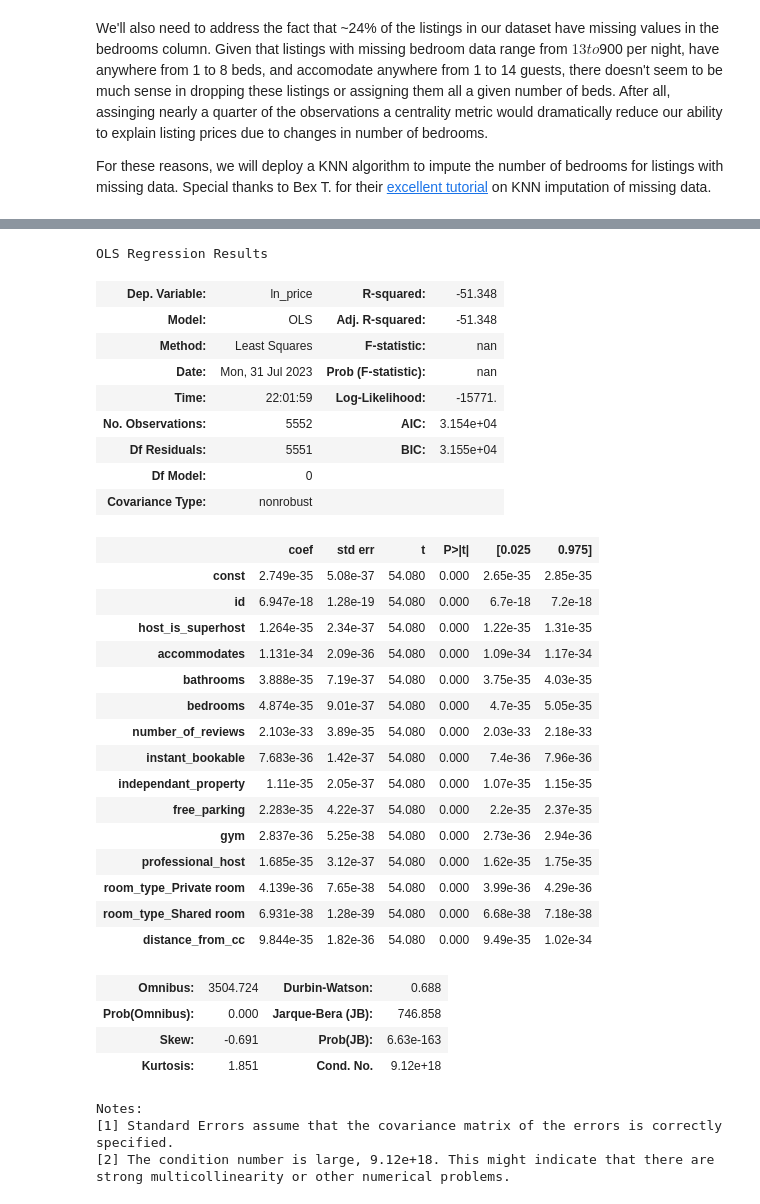
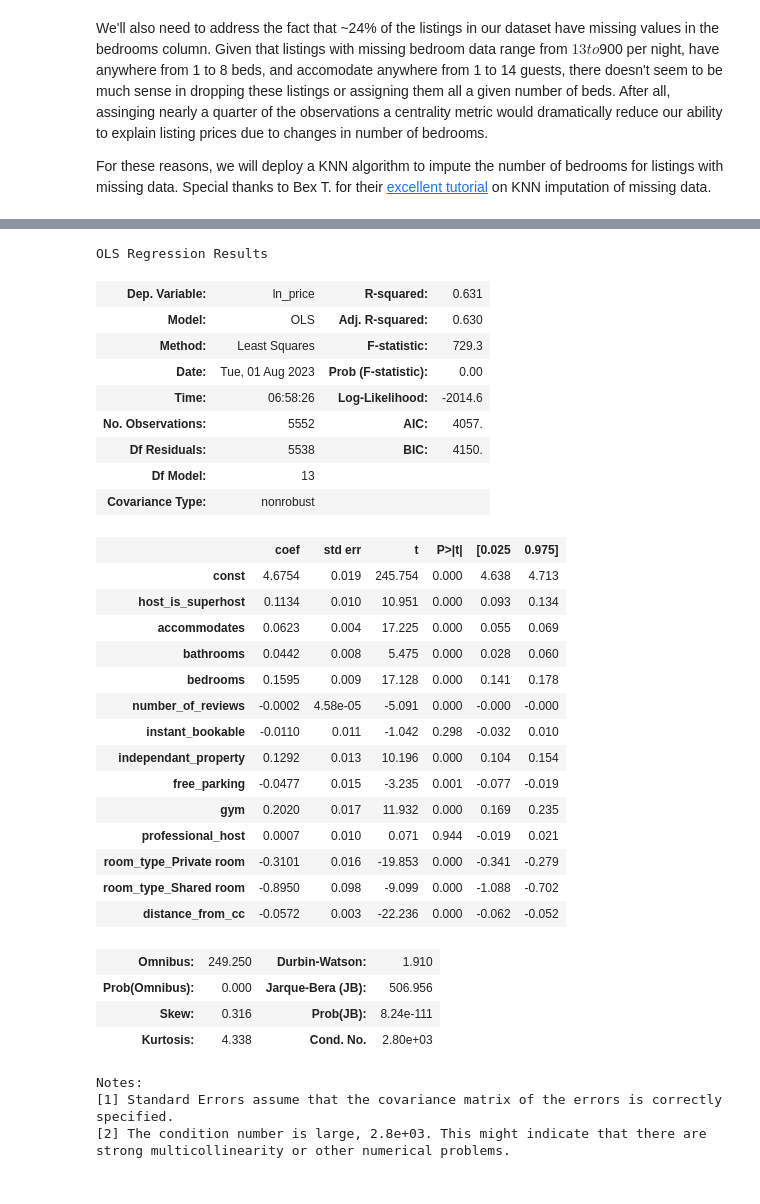
Before and after one commit to epistemetrica/udacity-blog-post-project, a Jupyter notebook: apw-blog-project.ipynb, the cells around one changed output, grey strips where cells are left out. Drawn from its saved outputs; the diff is of its cells as text; code cells hidden in the pictures.

```diff
--- a/apw-blog-project.ipynb
+++ b/apw-blog-project.ipynb
@@ -471,56 +471,55 @@ See the caveats in the documentation: https://pandas.pydata.org/pandas-docs/stab
 import statsmodels.api as sm
 # %%
 #set indpendant variables
-X_gibbs = models_df.drop(['price', 'ln_price','host_listings_count', 'latitude', 'longitude', 'beds', 'review_scores_rating', 'review_scores_accuracy',
+X_gibbs = models_df.drop(['id', 'price', 'ln_price','host_listings_count', 'latitude', 'longitude', 'beds', 'review_scores_rating', 'review_scores_accuracy',
                           'review_scores_cleanliness', 'review_scores_checkin', 'review_scores_communication', 'review_scores_location',
                           'review_scores_value', 'reviews_per_month'], axis=1)
 
 #add intercept
 X_gibbs = sm.add_constant(X_gibbs)
 
 #convert booleans to 0/1
 X_gibbs[['host_is_superhost', 'instant_bookable', 'independant_property', 'free_parking', 'gym', 'professional_host',
                        'room_type_Private room', 'room_type_Shared room']] = X_gibbs[['host_is_superhost', 'instant_bookable', 'independant_property', 'free_parking', 'gym', 'professional_host',
                        'room_type_Private room', 'room_type_Shared room']].astype(int)
 
 #set logged prices as dependent variable
 y = models_df.ln_price
 
 model_gibbs = sm.OLS(y,X_gibbs).fit()
 
 model_gibbs.summary()
 # %% [output]
 OLS Regression Results
-| Dep. Variable: | ln_price | R-squared: | -51.348 |
-| Model: | OLS | Adj. R-squared: | -51.348 |
-| Method: | Least Squares | F-statistic: | nan |
-| Date: | Mon, 31 Jul 2023 | Prob (F-statistic): | nan |
-| Time: | 22:01:59 | Log-Likelihood: | -15771. |
-| No. Observations: | 5552 | AIC: | 3.154e+04 |
-| Df Residuals: | 5551 | BIC: | 3.155e+04 |
-| Df Model: | 0 |  |  |
+| Dep. Variable: | ln_price | R-squared: | 0.631 |
+| Model: | OLS | Adj. R-squared: | 0.630 |
+| Method: | Least Squares | F-statistic: | 729.3 |
+| Date: | Tue, 01 Aug 2023 | Prob (F-statistic): | 0.00 |
+| Time: | 06:58:26 | Log-Likelihood: | -2014.6 |
+| No. Observations: | 5552 | AIC: | 4057. |
+| Df Residuals: | 5538 | BIC: | 4150. |
+| Df Model: | 13 |  |  |
 | Covariance Type: | nonrobust |  |  |
 |  | coef | std err | t | P>|t| | [0.025 | 0.975] |
-| const | 2.749e-35 | 5.08e-37 | 54.080 | 0.000 | 2.65e-35 | 2.85e-35 |
-| id | 6.947e-18 | 1.28e-19 | 54.080 | 0.000 | 6.7e-18 | 7.2e-18 |
-| host_is_superhost | 1.264e-35 | 2.34e-37 | 54.080 | 0.000 | 1.22e-35 | 1.31e-35 |
-| accommodates | 1.131e-34 | 2.09e-36 | 54.080 | 0.000 | 1.09e-34 | 1.17e-34 |
-| bathrooms | 3.888e-35 | 7.19e-37 | 54.080 | 0.000 | 3.75e-35 | 4.03e-35 |
-| bedrooms | 4.874e-35 | 9.01e-37 | 54.080 | 0.000 | 4.7e-35 | 5.05e-35 |
-| number_of_reviews | 2.103e-33 | 3.89e-35 | 54.080 | 0.000 | 2.03e-33 | 2.18e-33 |
-| instant_bookable | 7.683e-36 | 1.42e-37 | 54.080 | 0.000 | 7.4e-36 | 7.96e-36 |
-| independant_property | 1.11e-35 | 2.05e-37 | 54.080 | 0.000 | 1.07e-35 | 1.15e-35 |
-| free_parking | 2.283e-35 | 4.22e-37 | 54.080 | 0.000 | 2.2e-35 | 2.37e-35 |
-| gym | 2.837e-36 | 5.25e-38 | 54.080 | 0.000 | 2.73e-36 | 2.94e-36 |
-| professional_host | 1.685e-35 | 3.12e-37 | 54.080 | 0.000 | 1.62e-35 | 1.75e-35 |
-| room_type_Private room | 4.139e-36 | 7.65e-38 | 54.080 | 0.000 | 3.99e-36 | 4.29e-36 |
-| room_type_Shared room | 6.931e-38 | 1.28e-39 | 54.080 | 0.000 | 6.68e-38 | 7.18e-38 |
-| distance_from_cc | 9.844e-35 | 1.82e-36 | 54.080 | 0.000 | 9.49e-35 | 1.02e-34 |
+| const | 4.6754 | 0.019 | 245.754 | 0.000 | 4.638 | 4.713 |
+| host_is_superhost | 0.1134 | 0.010 | 10.951 | 0.000 | 0.093 | 0.134 |
+| accommodates | 0.0623 | 0.004 | 17.225 | 0.000 | 0.055 | 0.069 |
+| bathrooms | 0.0442 | 0.008 | 5.475 | 0.000 | 0.028 | 0.060 |
+| bedrooms | 0.1595 | 0.009 | 17.128 | 0.000 | 0.141 | 0.178 |
+| number_of_reviews | -0.0002 | 4.58e-05 | -5.091 | 0.000 | -0.000 | -0.000 |
+| instant_bookable | -0.0110 | 0.011 | -1.042 | 0.298 | -0.032 | 0.010 |
+| independant_property | 0.1292 | 0.013 | 10.196 | 0.000 | 0.104 | 0.154 |
+| free_parking | -0.0477 | 0.015 | -3.235 | 0.001 | -0.077 | -0.019 |
+| gym | 0.2020 | 0.017 | 11.932 | 0.000 | 0.169 | 0.235 |
+| professional_host | 0.0007 | 0.010 | 0.071 | 0.944 | -0.019 | 0.021 |
+| room_type_Private room | -0.3101 | 0.016 | -19.853 | 0.000 | -0.341 | -0.279 |
+| room_type_Shared room | -0.8950 | 0.098 | -9.099 | 0.000 | -1.088 | -0.702 |
+| distance_from_cc | -0.0572 | 0.003 | -22.236 | 0.000 | -0.062 | -0.052 |
-| Omnibus: | 3504.724 | Durbin-Watson: | 0.688 |
-| Prob(Omnibus): | 0.000 | Jarque-Bera (JB): | 746.858 |
-| Skew: | -0.691 | Prob(JB): | 6.63e-163 |
-| Kurtosis: | 1.851 | Cond. No. | 9.12e+18 |
+| Omnibus: | 249.250 | Durbin-Watson: | 1.910 |
+| Prob(Omnibus): | 0.000 | Jarque-Bera (JB): | 506.956 |
+| Skew: | 0.316 | Prob(JB): | 8.24e-111 |
+| Kurtosis: | 4.338 | Cond. No. | 2.80e+03 |
 Notes:
 [1] Standard Errors assume that the covariance matrix of the errors is correctly specified.
-[2] The condition number is large, 9.12e+18. This might indicate that there are
+[2] The condition number is large, 2.8e+03. This might indicate that there are
 strong multicollinearity or other numerical problems.
```
Also changed, not shown: parts of 1 cell of this notebook.
